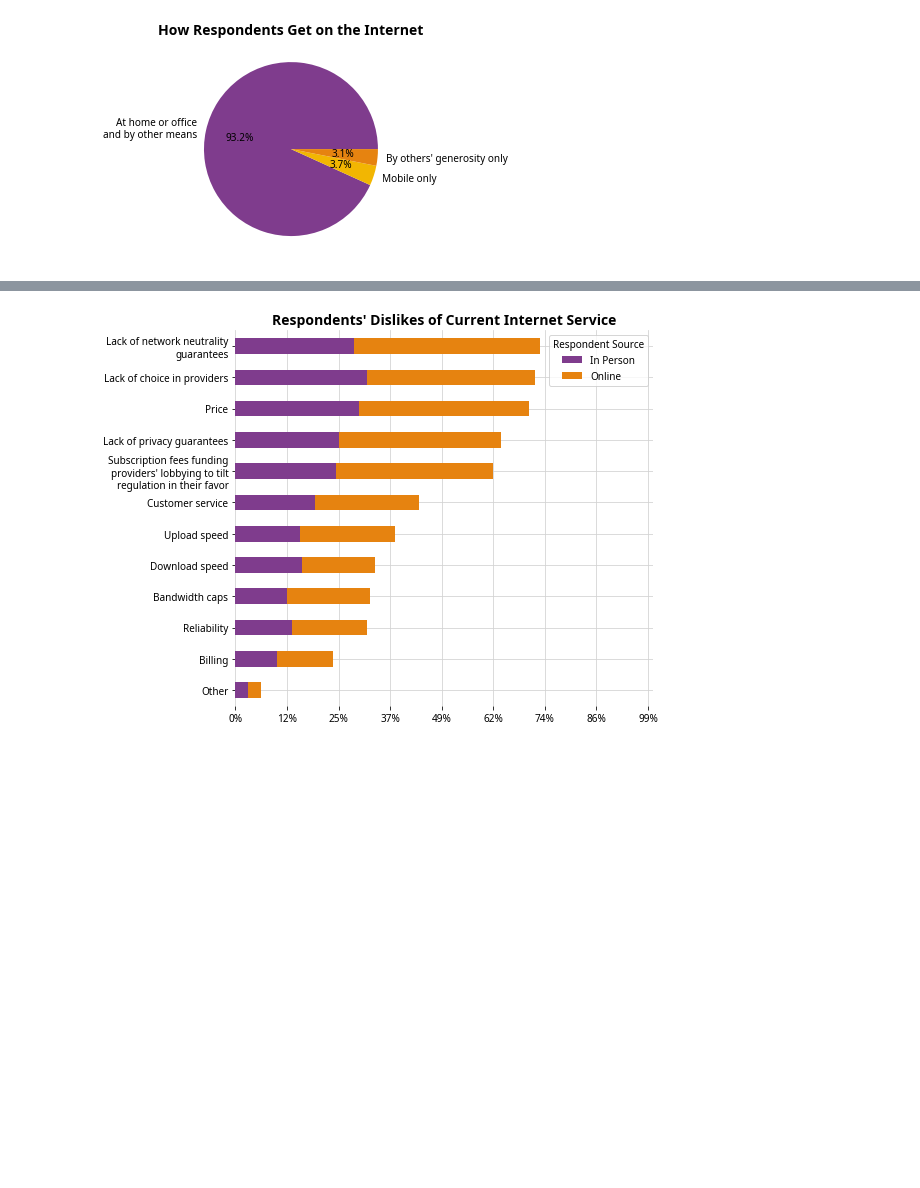
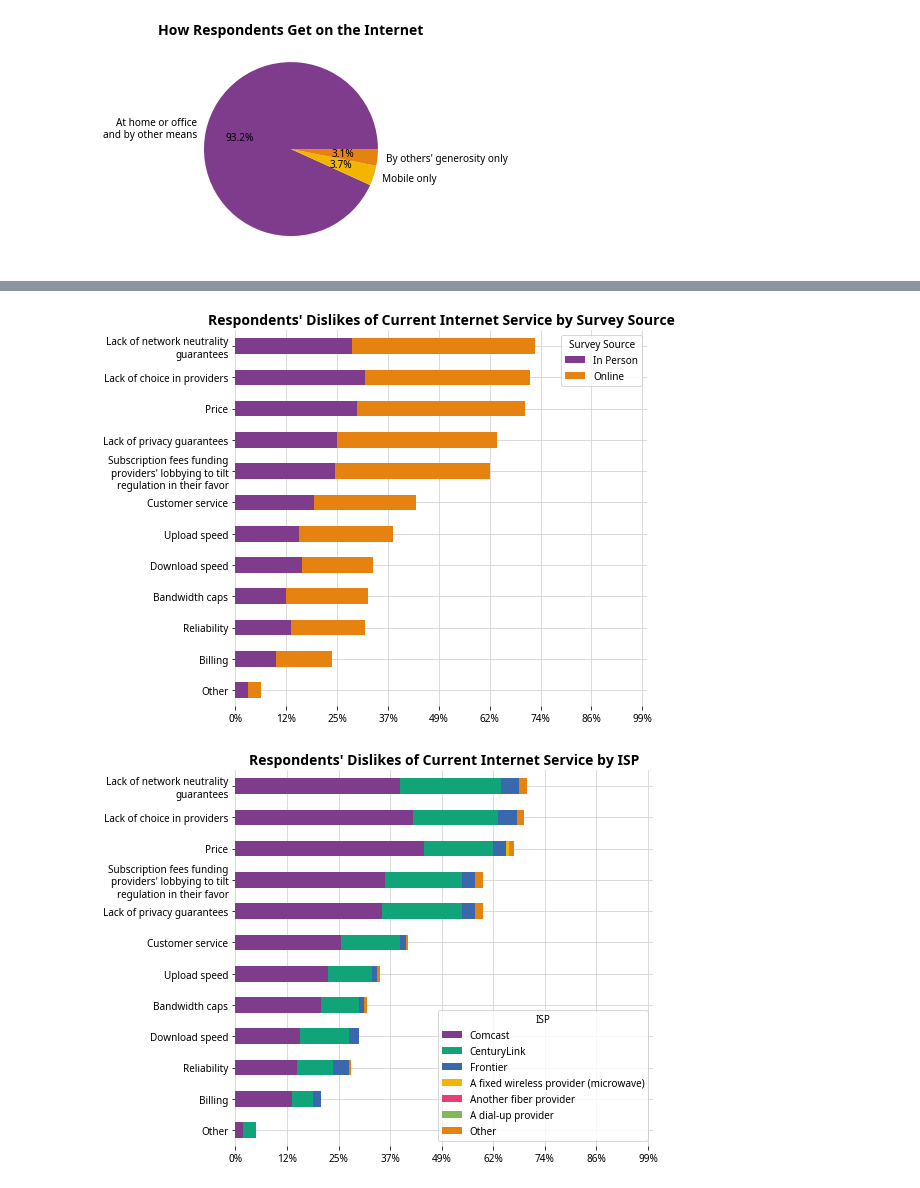
Before and after one commit to municipalbroadband/reports, a Jupyter notebook: mbpdx/2020-02-community-engagement/report.ipynb, the cells around one changed output, grey strips where cells are left out. Cells and saved outputs as stored; diff of their text form; code cells hidden in the pictures; blank space fills up the shorter version.

```diff
--- a/mbpdx/2020-02-community-engagement/report.ipynb
+++ b/mbpdx/2020-02-community-engagement/report.ipynb
@@ -2,6 +2,8 @@
 %%capture
 
 from cycler import cycler
+import matplotlib.cm as cm
+import matplotlib.colors as colors
 import matplotlib.ticker as mtick
 import matplotlib.pyplot as plt
 from palettable.cartocolors.sequential import agSunset_7_r
@@ -25,6 +27,9 @@ plt.rcParams['axes.titlesize'] = 14
 plt.rcParams['grid.color'] = 'lightgrey'
 
 df = combined()
+df['source'] = df.form.apply(
+    lambda cell: 'Online' if cell == 'English Online' else 'In Person',
+).astype('category')
 # %% [markdown]
 # Report on Community Engagement
 
@@ -91,0 +77,15 @@ plt.show()
+# %%
+for col, label in {'internet_price': 'Internet', 'mobile_price': 'Mobile'}.items():
+    df_pivot = df.filter(['source', col]).pivot(columns='source')
+    df_pivot.columns = df_pivot.columns.droplevel()
+
+    ax = df_pivot.plot(kind='hist', stacked=True, bins=15, cmap=CMAP_QUALITATIVE)
+    ax.legend(fancybox=True, title='Survey Source')
+    ax.yaxis.set_major_formatter(mtick.PercentFormatter(decimals=0, xmax=len(df.index)))
+
+    plt.title("Respondents' Monthly Payments for {0} Plans".format(label))
+    plt.xlabel('Price ($, per month)')
+    plt.ylabel('Count')
+    plt.xlim(left=0)
+
+    plt.show()
@@ -147,35 +185,34 @@ plt.show()
 # %%
-ddf = df.filter(['form', 'dislikes'])
-ddf['online'] = ddf.form.apply(
-    lambda cell: 'Online' if cell == 'English Online' else 'In Person',
-)
-ddf = ddf.explode('dislikes')
+ddf = df.filter(['source', 'isp', 'dislikes']).explode('dislikes')
 map_filter_na_inplace(
     lambda s: s.apply(lambda cell: textwrap.fill(cell, 30)),
     ddf, 'dislikes',
 )
-s = ddf.groupby(['online', 'dislikes']).size()
-ddf_pivot = pandas.DataFrame(s).unstack(level=0)
-ddf_pivot.columns = ddf_pivot.columns.droplevel()
 
-ddf_pivot['sum'] = ddf_pivot.sum(axis=1)
-ddf_pivot.sort_values('sum', inplace=True)
-ddf_pivot.drop(columns=['sum'], inplace=True)
+for group, label in {'source': 'Survey Source', 'isp': 'ISP'}.items():
+    s = ddf.groupby([group, 'dislikes']).size()
+    ddf_pivot = pandas.DataFrame(s).unstack(level=0)
+    ddf_pivot.columns = ddf_pivot.columns.droplevel().astype(str)
 
-ax = ddf_pivot.plot(
-    kind='barh',
-    stacked=True,
-    figsize=(8, 6),
-    cmap=CMAP_QUALITATIVE,
-)
-ax.legend(fancybox=True, title='Respondent Source')
-ax.xaxis.set_major_formatter(mtick.PercentFormatter(decimals=0, xmax=len(df.index)))
+    ddf_pivot['_Sum'] = ddf_pivot.sum(axis=1)
+    ddf_pivot.sort_values('_Sum', inplace=True)
+    ddf_pivot.drop(columns=['_Sum'], inplace=True)
 
-plt.title("Respondents' Dislikes of Current Internet Service")
-plt.xlim(0, len(df.index))
-plt.ylabel(None)
-plt.tight_layout()
+    ax = ddf_pivot.plot(
+        kind='barh',
+        stacked=True,
+        figsize=(8, 6),
+        cmap=CMAP_QUALITATIVE,
+    )
+    ax.legend(fancybox=True, title=label)
+    ax.xaxis.set_major_formatter(mtick.PercentFormatter(decimals=0, xmax=len(df.index)))
 
-plt.show()
+    plt.title("Respondents' Dislikes of Current Internet Service by {0}".format(label))
+    plt.xlim(0, len(df.index))
+    plt.ylabel(None)
+    plt.tight_layout()
+
+    plt.show()
 # %% [output]
-[figure, old version]
+[figure, new version]
+[figure, added]
```
Also changed, not shown: parts of 7 cells of this notebook.
